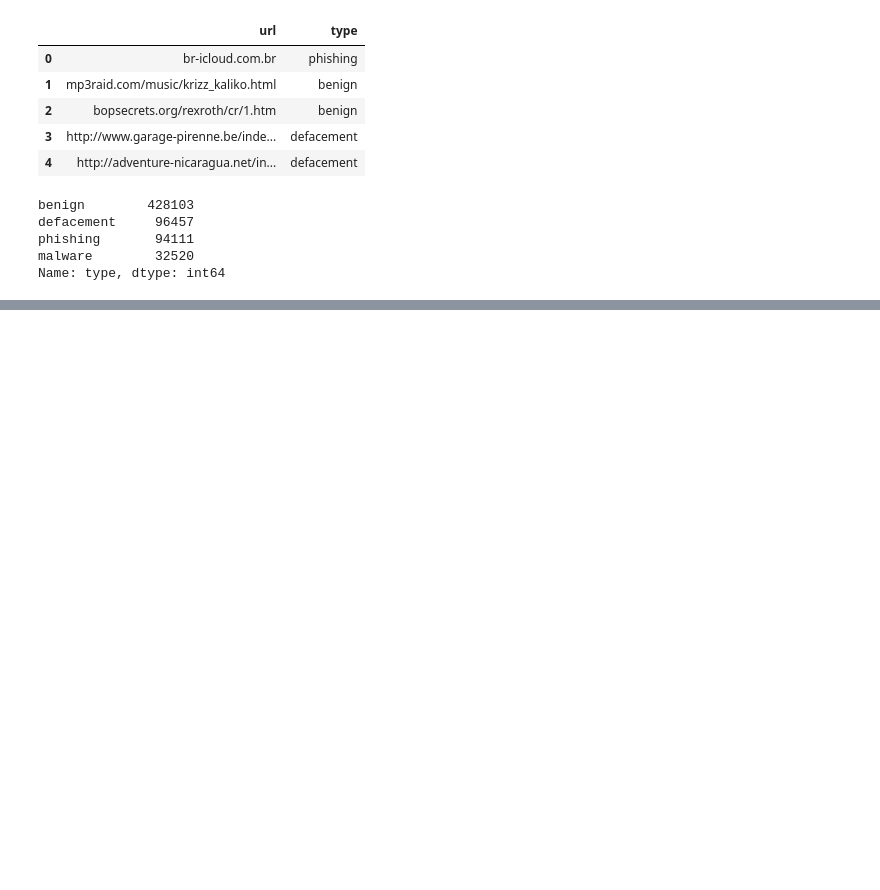
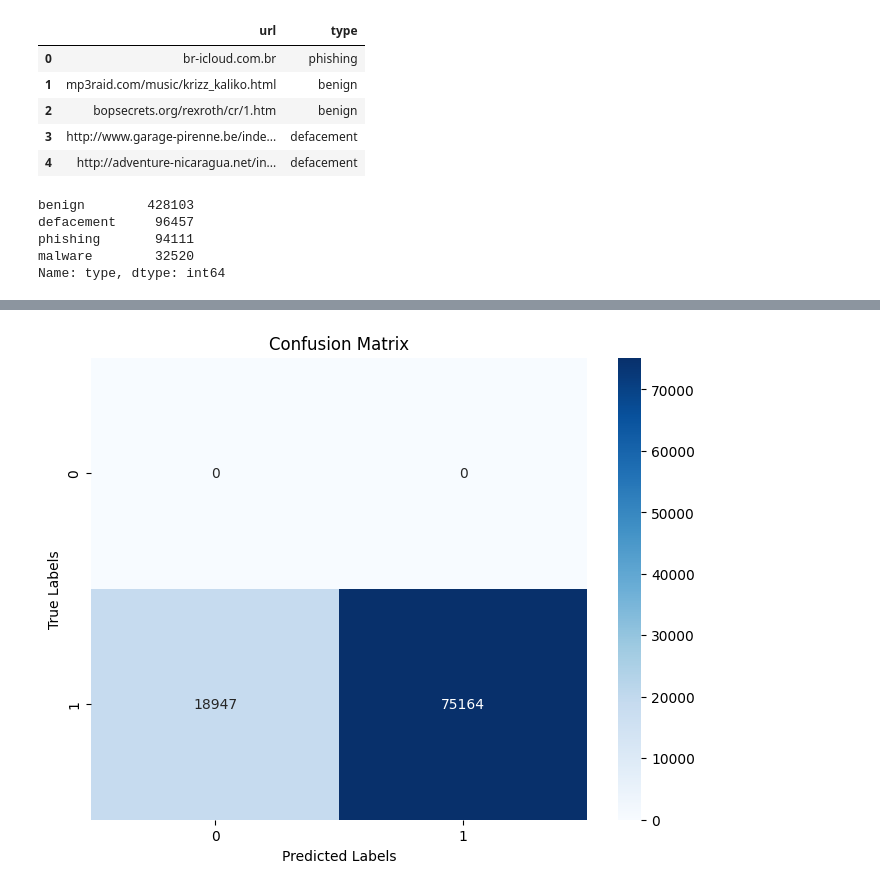
Before and after one commit to relmarrakchy/phishing-URL-detection, a Jupyter notebook: phishing_detection.ipynb, the cells around one changed output, grey strips where cells are left out. Drawn from its saved outputs; the diff is of its cells as text; code cells hidden in the pictures; blank space fills up the shorter version.

```diff
--- a/phishing_detection.ipynb
+++ b/phishing_detection.ipynb
@@ -192,5 +192,5 @@ Trainable params: 273 (1.07 KB)
 Non-trainable params: 0 (0.00 Byte)
 _________________________________________________________________
 # %%
-model.fit(X_train, y_train, epochs=10, batch_size=32, verbose=1)
+model.fit(X_train, y_train, epochs=15, batch_size=32, verbose=1)
 # %% [output]
@@ -270,6 +267,7 @@ phishing       94111
 malware        32520
 Name: type, dtype: int64
 # %%
-phishing_url = journal[journal["type"] == "phishing"].iloc[:, 0]
+phishing_url = pd.DataFrame()
+phishing_url["url"] = journal[journal["type"] == "phishing"]["url"]
 phishing_url.head()
 # %% [output]
@@ -281,0 +334,2 @@ Name: url, dtype: object
+# %%
+phishing_url.drop(columns=["url"], inplace=True)
@@ -281,0 +359,10 @@ Name: url, dtype: object
+# %%
+X_validation = phishing_url.iloc[:, :-1]
+y_validation = phishing_url.iloc[:, -1]
+
+std = X_train.std()
+avg = X_train.mean()
+
+X_validation = ((X_validation - avg) / std)
+
+print(f"{len(X_validation)}, {len(y_validation)}")
@@ -281,0 +377,13 @@ Name: url, dtype: object
+# %%
+y_pred_prob_v = model.predict(X_validation)
+y_pred_v = (y_pred_prob_v > 0.5).astype(int)
+conf_matrix = confusion_matrix(y_validation, y_pred_v)
+
+# Plot the heatmap
+plt.figure(figsize=(8, 6))
+sns.heatmap(conf_matrix, annot=True, fmt='d', cmap='Blues')
+plt.xlabel('Predicted Labels')
+plt.ylabel('True Labels')
+plt.title('Confusion Matrix')
+plt.show()
+# %% [output]
@@ -281,0 +391 @@ Name: url, dtype: object
+[figure, added]
```
Also changed, not shown: parts of 12 cells of this notebook.
